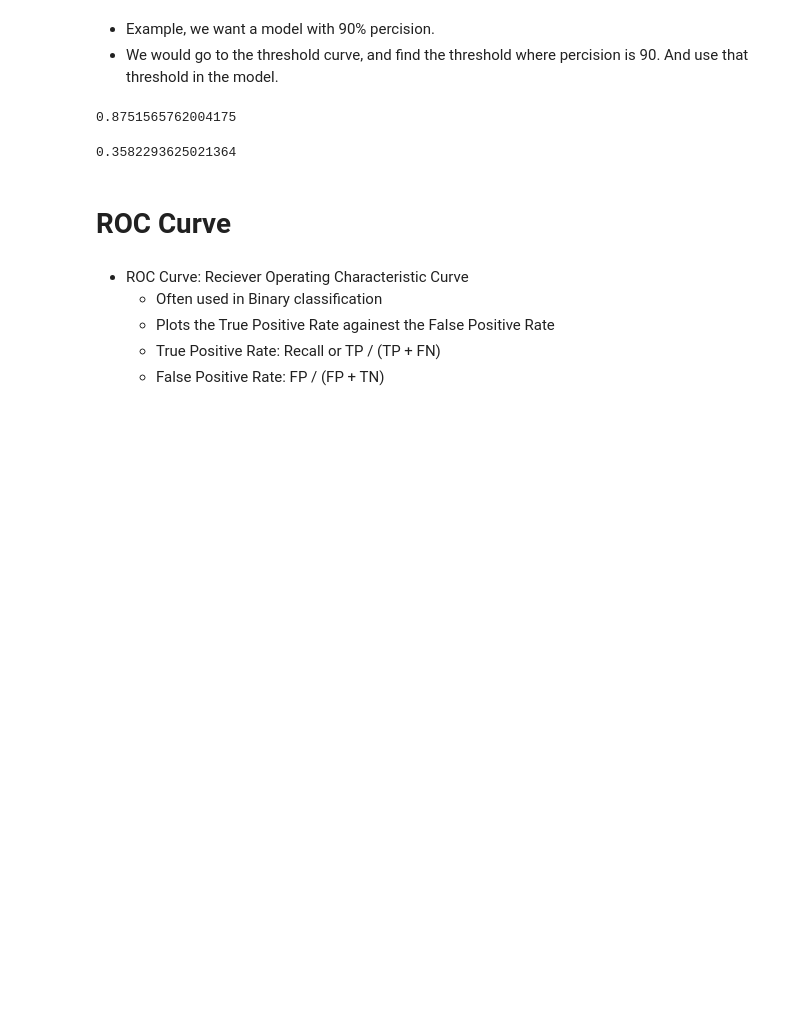
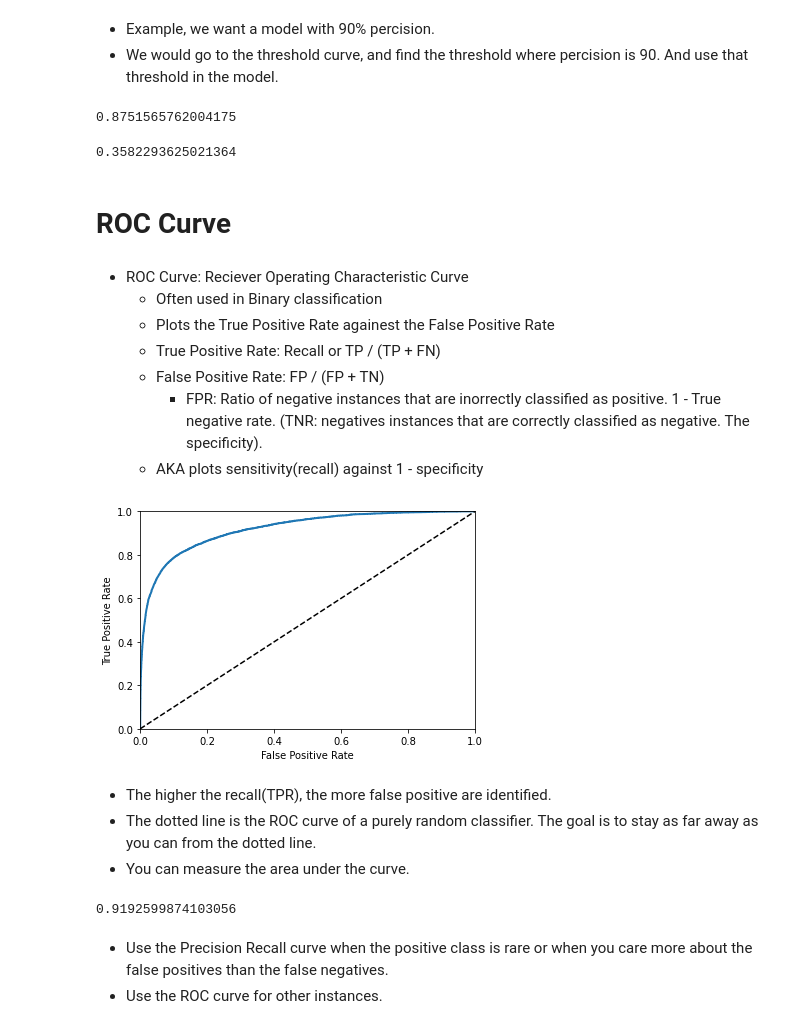
Before and after one commit to ryoiwata/handson-ml, a Jupyter notebook: notebooks/chapter_3_classificaiton.ipynb, the cells around one changed output. Cells and saved outputs as stored; diff of their text form; code cells hidden in the pictures; blank space fills up the shorter version.

Commit message:
roc curve

```diff
--- a/notebooks/chapter_3_classificaiton.ipynb
+++ b/notebooks/chapter_3_classificaiton.ipynb
@@ -276,3 +276,5 @@ recall_score(y_train_8, y_train_pred_90)
     - Plots the True Positive Rate againest the False Positive Rate
     - True Positive Rate: Recall or TP / (TP + FN)
     - False Positive Rate: FP / (FP + TN)
+        - FPR: Ratio of negative instances that are inorrectly classified as positive. 1 - True negative rate. (TNR: negatives instances that are correctly classified as negative. The specificity).
+    - AKA plots sensitivity(recall) against 1 - specificity
@@ -278,0 +283,18 @@ recall_score(y_train_8, y_train_pred_90)
+# %%
+fpr, tpr, thresholds = roc_curve(y_train_8, y_scores)
+# %%
+def plot_roc_curve(fpr, tpr, label=None):
+    plt.plot(fpr, tpr, linewidth=2, label=label)
+    plt.plot([0, 1], [0, 1], 'k--')
+    plt.axis([0, 1, 0, 1])
+    plt.xlabel("False Positive Rate")
+    plt.ylabel("True Positive Rate")
+# %%
+plot_roc_curve(fpr, tpr)
+plt.show()
+# %% [output]
+[figure, added]
+# %% [markdown]
+- The higher the recall(TPR), the more false positive are identified.
+- The dotted line is the ROC curve of a purely random classifier. The goal is to stay as far away as you can from the dotted line.
+- You can measure the area under the curve.
@@ -278,0 +303,7 @@ recall_score(y_train_8, y_train_pred_90)
+# %%
+roc_auc_score(y_train_8, y_scores)
+# %% [output]
+0.9192599874103056
+# %% [markdown]
+- Use the Precision Recall curve when the positive class is rare or when you care more about the false positives than the false negatives.
+- Use the ROC curve for other instances.
```
Also changed, not shown: parts of 6 cells of this notebook.
